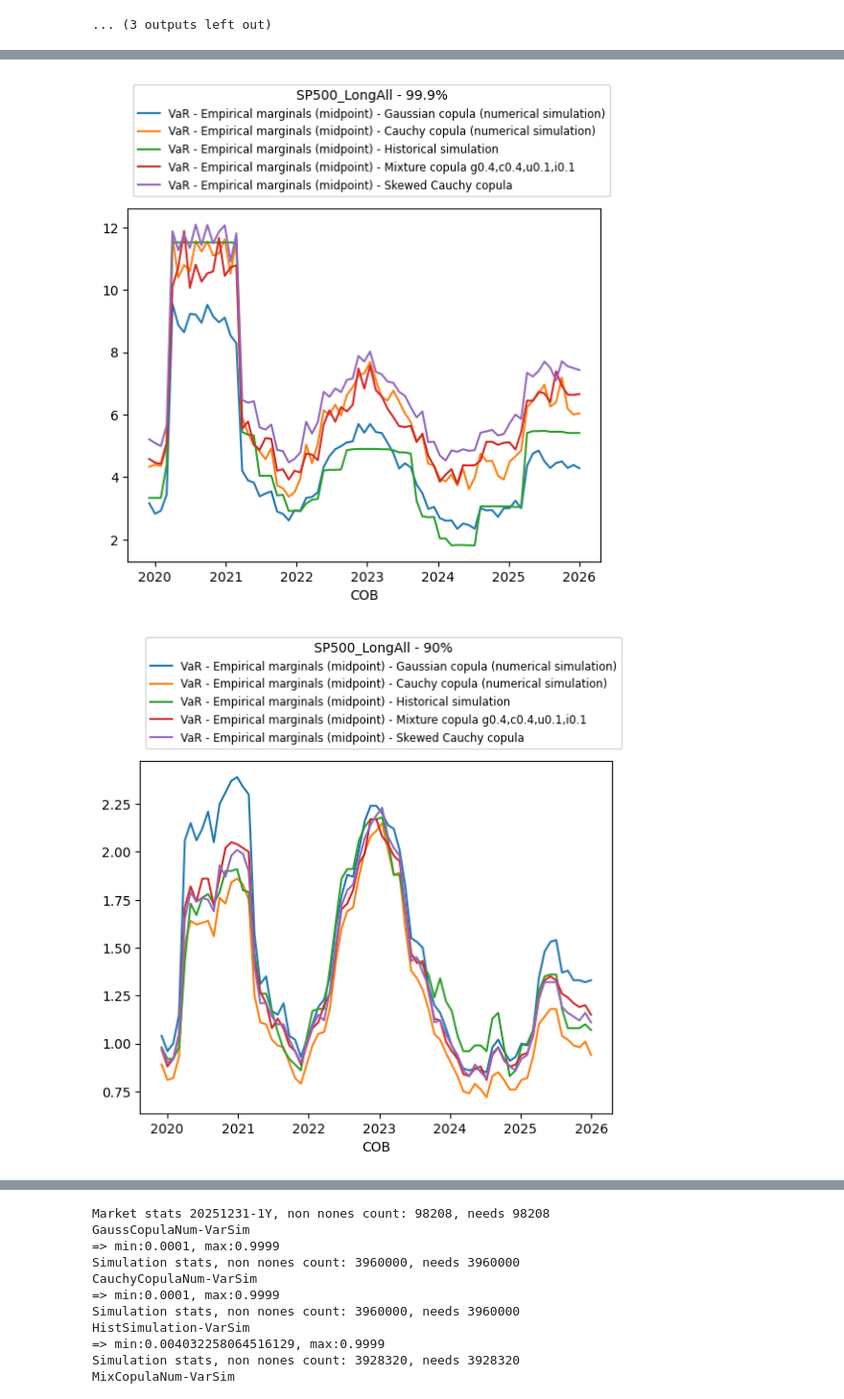
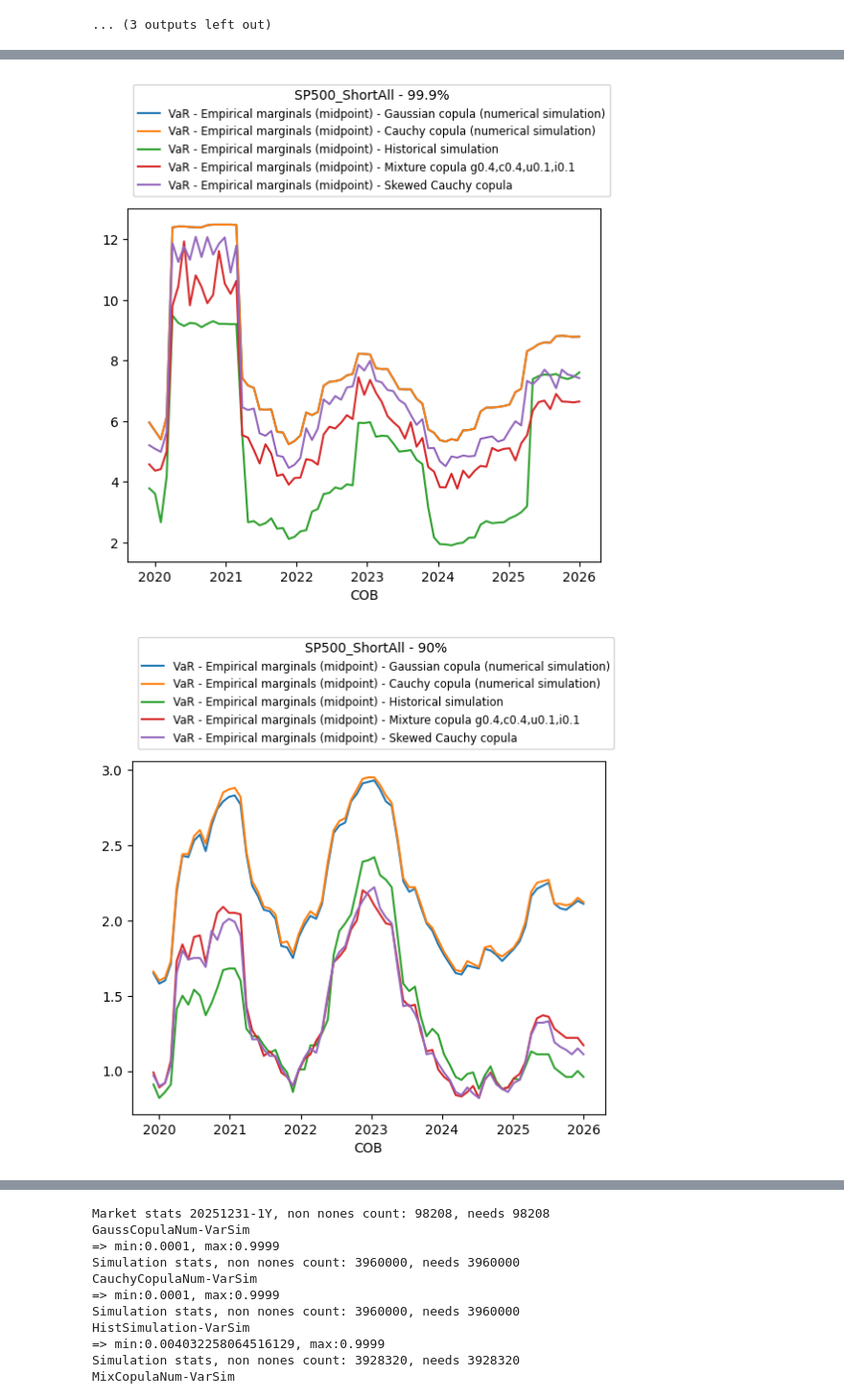
Before and after one commit to SergioArkhypov/MLCopula, a Jupyter notebook: code/study.ipynb, the cells around one changed output, grey strips where cells are left out. Shown at 96% size. Saved outputs shown, nothing was run; the diff lists cells and outputs as text; code cells hidden in the pictures.

Commit message:
Adding short portfolios

```diff
--- a/code/study.ipynb
+++ b/code/study.ipynb
@@ -77,7 +77,7 @@ from datetime import datetime, timedelta
 import matplotlib.pyplot as plt
 
 relpath = os.path.dirname(os.path.abspath(''))
-ptf_name = 'SP500_LongAll' # 'SP500_Hedged', 'SP500_LongAll'
+ptf_name = 'SP500_ShortAll' # 'SP500_Hedged', 'SP500_LongAll', 'SP500_ShortAll'
 output_path_part = 'C:\\Temp'
 meth_list = [('GaussCopulaNum', 'VarSim'), ('CauchyCopulaNum', 'VarSim'), ('HistSimulation', 'VarSim'), ('MixCopulaNum', 'VarSim', [0.4, 0.4, 0.1, 0.1]), ('SkewCopulaNum', 'VarSim', [0.95]*484)]
 #meth_list = [('GaussCopulaNum', 'VarSim'), ('CauchyCopulaNum', 'VarSim'), ('MixCopulaNum', 'VarSim', [0.4, 0.4, 0.1, 0.1]), ('MixCopulaNum', 'VarSim', [0.4, 0.4, 0.2, 0.0]), ('MixCopulaNum', 'VarSim', [0.4, 0.4, 0.0, 0.2])]
@@ -104,7 +104,7 @@ for i in range(75):
         print(f'{meth[0]}-{meth[1]}')
         copula = getattr(js, meth[0])
 
-        joint_sim = copula(returns, [1.0]*len(ptf_names), seed=0) if meth[0] not in ['MixCopulaNum', 'SkewCopulaNum'] else copula(returns, [1.0]*len(ptf_names), seed=0, weights=meth[2])
+        joint_sim = copula(returns, [-1.0]*len(ptf_names), seed=0) if meth[0] not in ['MixCopulaNum', 'SkewCopulaNum'] else copula(returns, [-1.0]*len(ptf_names), seed=0, weights=meth[2])
 
         var_meth = getattr(v, meth[1])
         port_sim = var_meth(returns, market.spot, joint_sim, np.array(ptf_wghts), method='midpoint')
@@ -186,2 +186,2 @@ Simulation stats, non nones count: 4840000, needs 4840000
-[figure, old version]
+[figure, new version]
-[figure, old version]
+[figure, new version]
```
Also changed, not shown: parts of 2 cells of this notebook, 12 other files.
